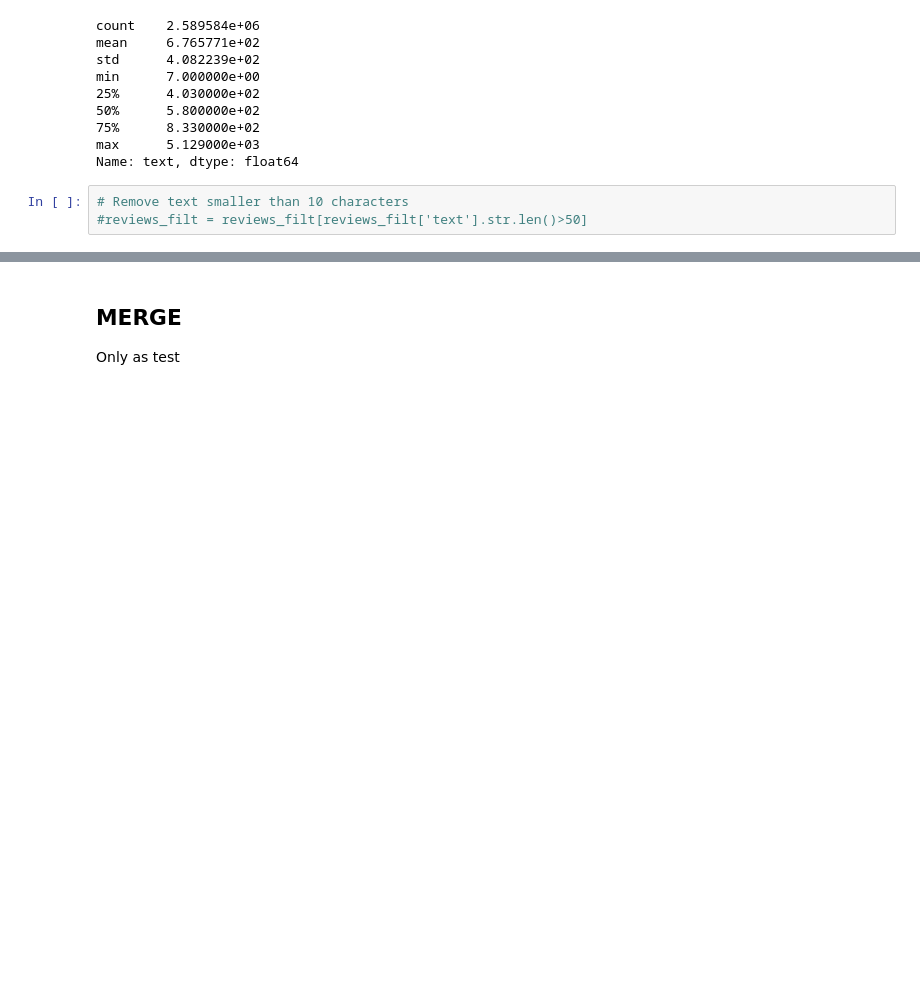
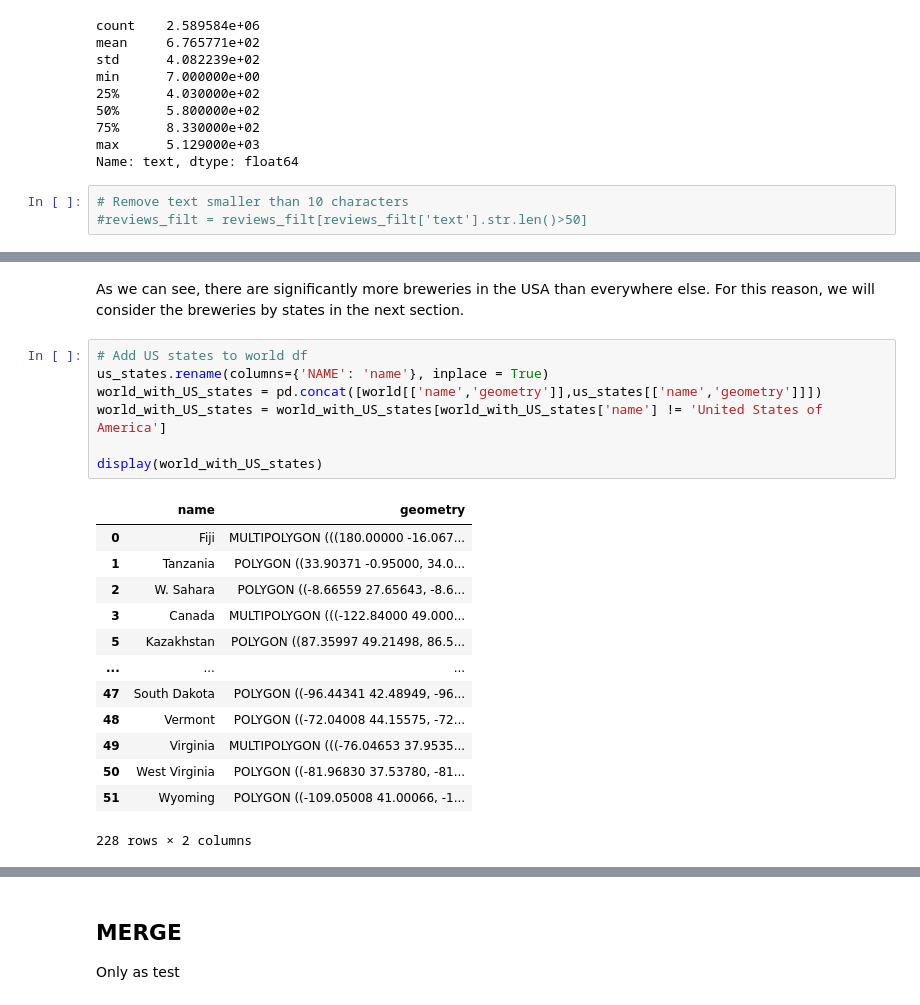
Before and after one commit to epfl-ada/ada-2023-project-todolegax, a Jupyter notebook: data_prepro_BA_Axel_Tom.ipynb, the cells around one changed output, grey strips where cells are left out. Drawn from its saved outputs; the diff is of its cells as text; blank space fills up the shorter version.

```diff
--- a/data_prepro_BA_Axel_Tom.ipynb
+++ b/data_prepro_BA_Axel_Tom.ipynb
@@ -290,0 +380,23 @@ Name: text, dtype: float64
+# %% [markdown]
+As we can see, there are significantly more breweries in the USA than everywhere else. For this reason, we will consider the breweries by states in the next section.
+# %%
+# Add US states to world df
+us_states.rename(columns={'NAME': 'name'}, inplace = True)
+world_with_US_states = pd.concat([world[['name','geometry']],us_states[['name','geometry']]])
+world_with_US_states = world_with_US_states[world_with_US_states['name'] != 'United States of America']
+
+display(world_with_US_states)
+# %% [output]
+|  | name | geometry |
+| 0 | Fiji | MULTIPOLYGON (((180.00000 -16.067... |
+| 1 | Tanzania | POLYGON ((33.90371 -0.95000, 34.0... |
+| 2 | W. Sahara | POLYGON ((-8.66559 27.65643, -8.6... |
+| 3 | Canada | MULTIPOLYGON (((-122.84000 49.000... |
+| 5 | Kazakhstan | POLYGON ((87.35997 49.21498, 86.5... |
+| ... | ... | ... |
+| 47 | South Dakota | POLYGON ((-96.44341 42.48949, -96... |
+| 48 | Vermont | POLYGON ((-72.04008 44.15575, -72... |
+| 49 | Virginia | MULTIPOLYGON (((-76.04653 37.9535... |
+| 50 | West Virginia | POLYGON ((-81.96830 37.53780, -81... |
+| 51 | Wyoming | POLYGON ((-109.05008 41.00066, -1... |
+228 rows × 2 columns
```
Also changed, not shown: parts of 8 cells of this notebook, 1 other file.
